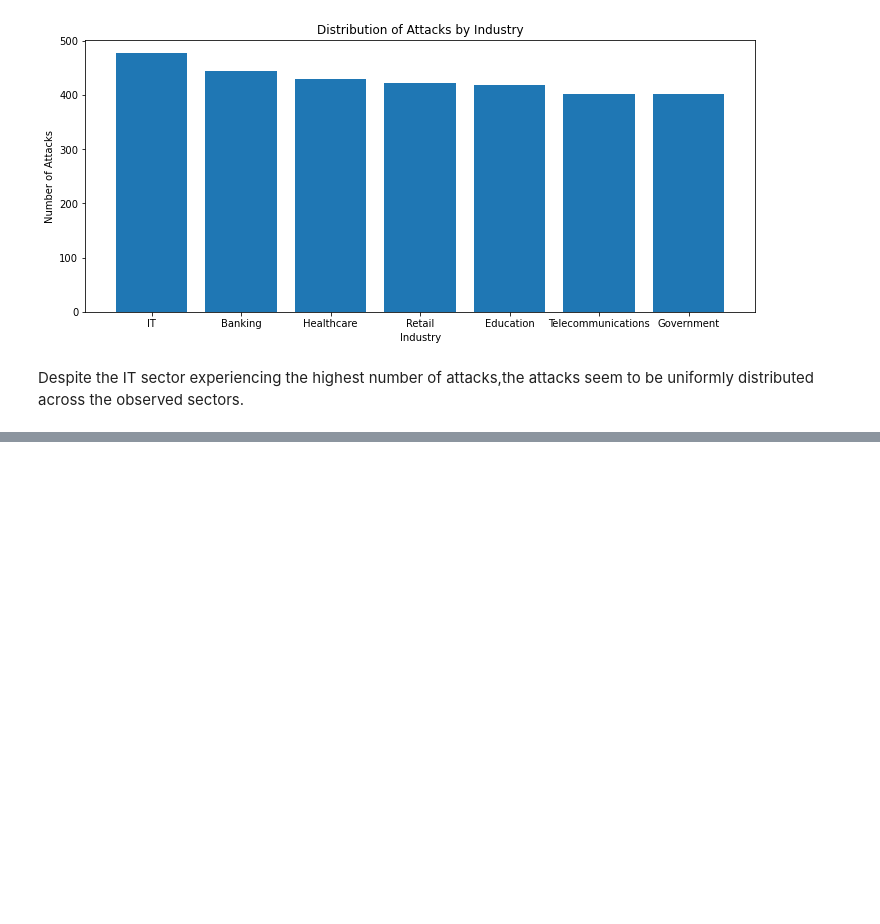
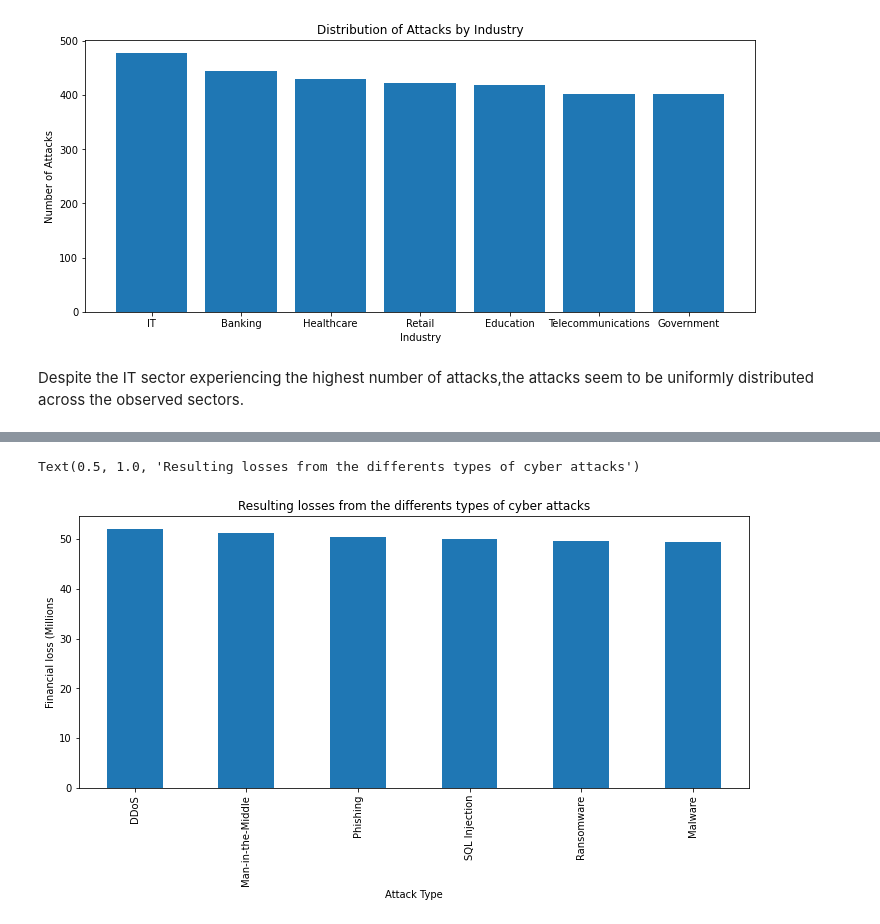
Before and after one commit to ochiengstephen254/cyber_threat_analysis, a Jupyter notebook: Cyber_Threat_Analysis.ipynb, the cells around one changed output, grey strips where cells are left out. Cells and saved outputs as stored; diff of their text form; code cells hidden in the pictures; blank space fills up the shorter version.

```diff
--- a/Cyber_Threat_Analysis.ipynb
+++ b/Cyber_Threat_Analysis.ipynb
@@ -152,0 +199,4 @@ Despite the IT sector experiencing the highest number of attacks,the attacks see
+# %%
+#grouping the attacks by financial loss
+resulting_loss=df.groupby("Attack Type")["Financial Loss (in Million $)"].mean().sort_values(ascending=False)
+resulting_loss
@@ -152,0 +212,8 @@ Despite the IT sector experiencing the highest number of attacks,the attacks see
+# %%
+fig, ax = plt.subplots(figsize=(12, 5))
+resulting_loss.plot(kind="bar",ax=ax)
+plt.ylabel("Financial loss (Millions")
+plt.title("Resulting losses from the differents types of cyber attacks")
+# %% [output]
+Text(0.5, 1.0, 'Resulting losses from the differents types of cyber attacks')
+[figure, added]
```
Also changed, not shown: parts of 10 cells of this notebook.
